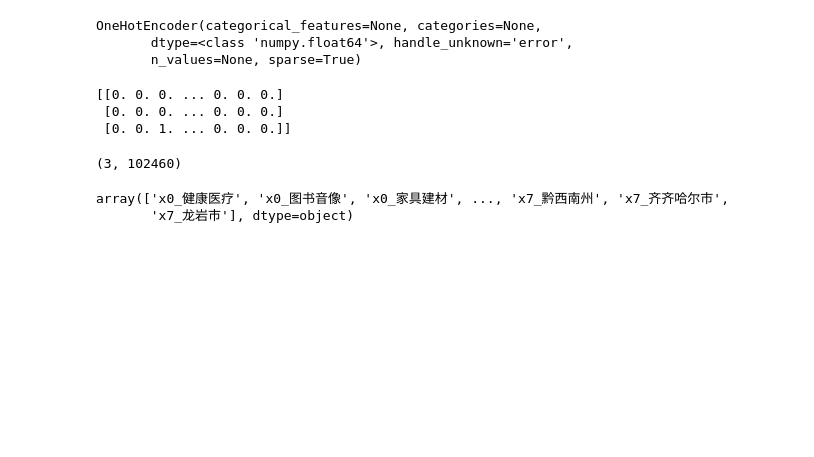
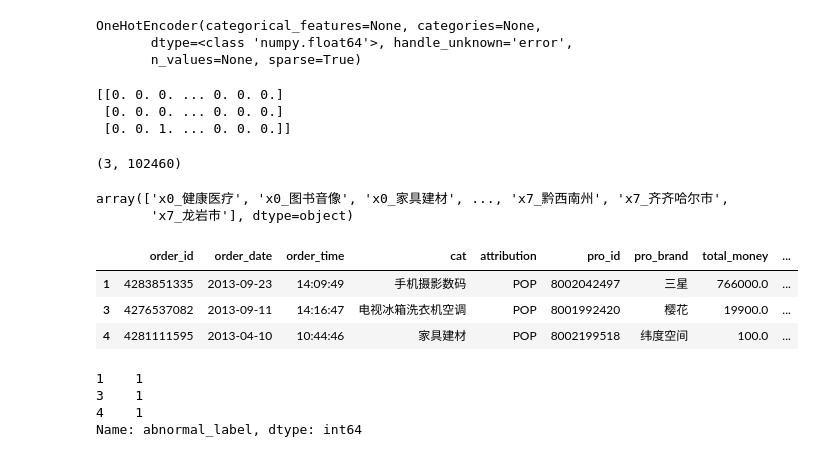
Before and after one commit to longfengpili/Data-Analysis-and-Data-Operation-with-python, a Jupyter notebook: chapter6商品数据化运营.ipynb, the cells around one changed output. Saved outputs shown, nothing was run; the diff lists cells and outputs as text; code cells hidden in the pictures; blank space fills up the shorter version.

```diff
--- a/chapter6商品数据化运营.ipynb
+++ b/chapter6商品数据化运营.ipynb
@@ -437,3 +446,17 @@ OneHotEncoder(categorical_features=None, categories=None,
 (3, 102460)
 array(['x0_健康医疗', 'x0_图书音像', 'x0_家具建材', ..., 'x7_黔西南州', 'x7_齐齐哈尔市',
        'x7_龙岩市'], dtype=object)
+# %%
+X = data_1.iloc[:,:-1]
+y = data_1.iloc[:,-1]
+X[:3]
+y[:3]
+# %% [output]
+|  | order_id | order_date | order_time | cat | attribution | pro_id | pro_brand | total_money | ... |
+| 1 | 4283851335 | 2013-09-23 | 14:09:49 | 手机摄影数码 | POP | 8002042497 | 三星 | 766000.0 | ... |
+| 3 | 4276537082 | 2013-09-11 | 14:16:47 | 电视冰箱洗衣机空调 | POP | 8001992420 | 樱花 | 19900.0 | ... |
+| 4 | 4281111595 | 2013-04-10 | 10:44:46 | 家具建材 | POP | 8002199518 | 纬度空间 | 100.0 | ... |
+1    1
+3    1
+4    1
+Name: abnormal_label, dtype: int64
```
Also changed, not shown: parts of 5 cells of this notebook, 1 other file.
